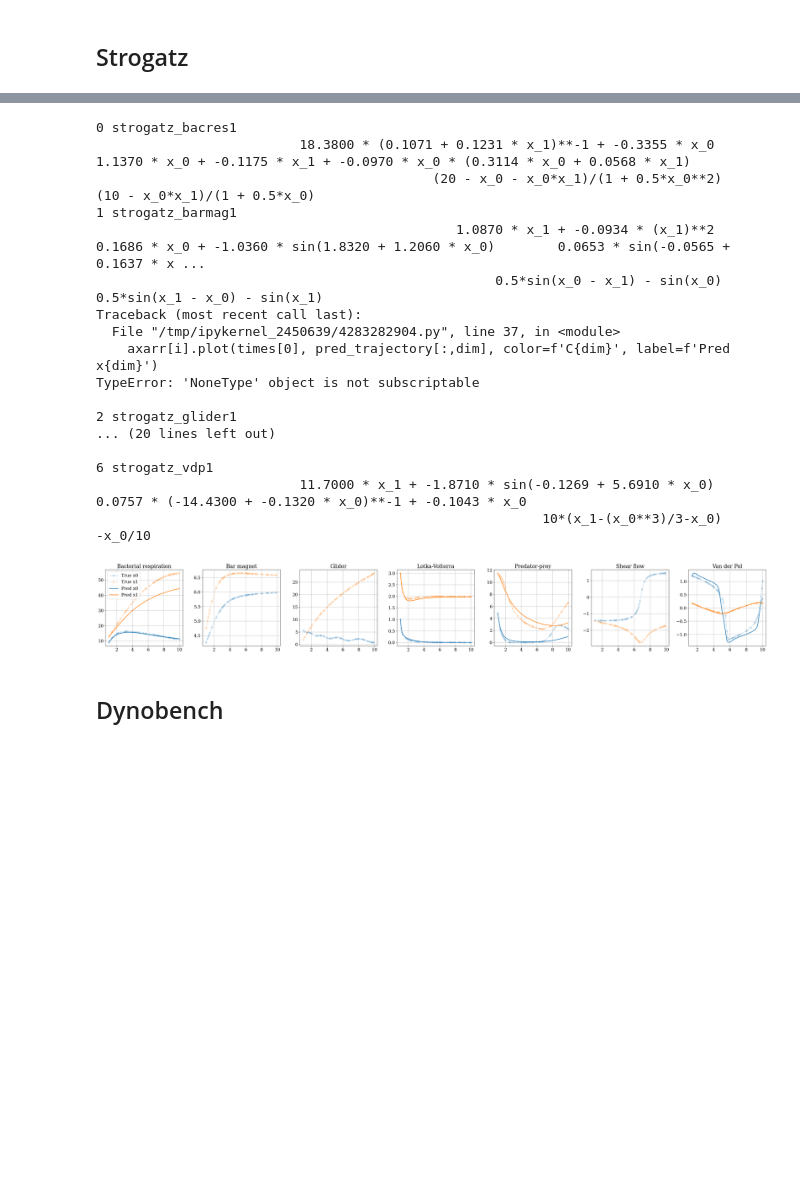
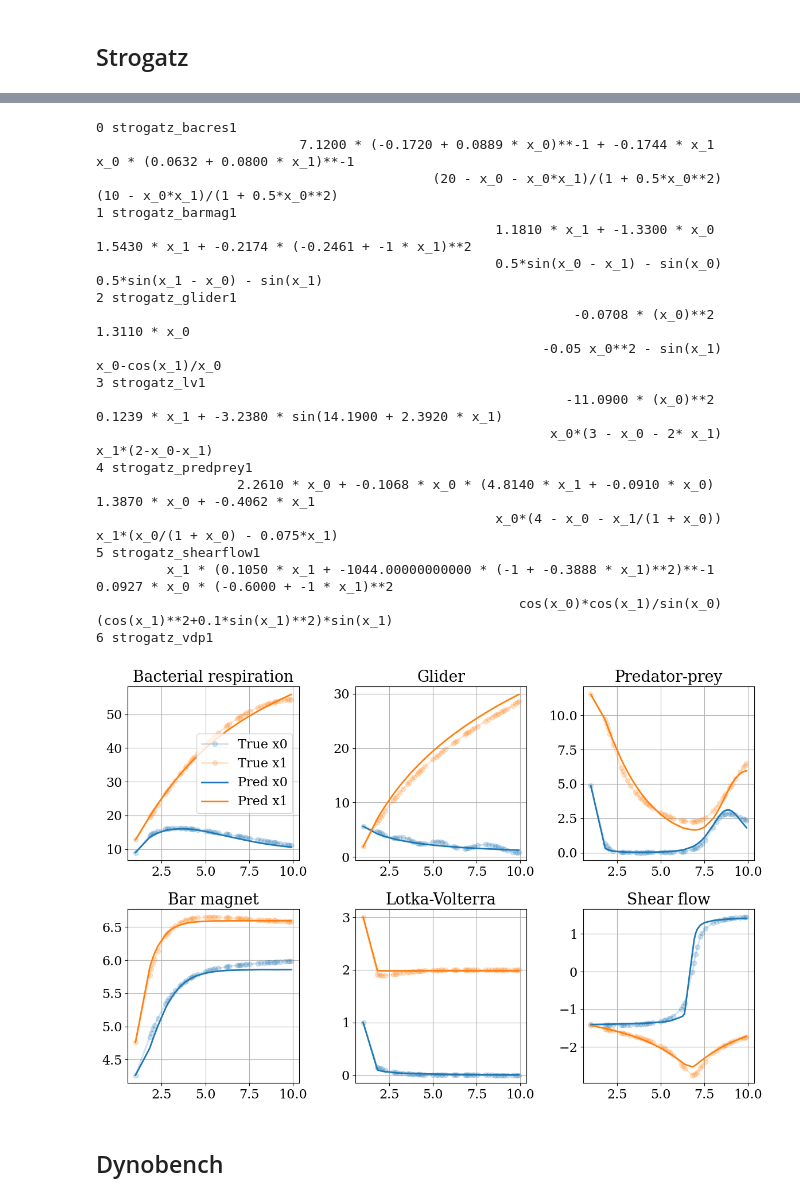
Before and after one commit to sdascoli/odeformer, a Jupyter notebook: tests.ipynb, the cells around one changed output, grey strips where cells are left out. Cells and saved outputs as stored; diff of their text form; code cells hidden in the pictures; blank space fills up the shorter version.

```diff
--- a/tests.ipynb
+++ b/tests.ipynb
@@ -326,15 +329,21 @@ def predict(system=lv_system, seed=1, n_trajectories=1):
         #y0 = np.random.uniform(0,1,size=(dimension,)) # initial conditions
         trajectory = integrate.odeint(function, y0, time)
         plot_time = np.linspace(min(time),max(time),1000)     # time
-        plot_trajectory = integrate.odeint(function, y0, plot_time)
-        #trajectory *= (1+.05*np.random.randn(*trajectory.shape))
-        time, trajectory = env._subsample_trajectory(time, trajectory, np.random.RandomState(seed), subsample_ratio=0.)
+        time, trajectory = env._subsample_trajectory(time, trajectory, np.random.RandomState(seed), subsample_ratio=0.5)
+        original_trajectory = trajectory.copy()
+        trajectory *= (1+.1*np.random.randn(*trajectory.shape))
         times.append(time)
         trajectories.append(trajectory)
 
     plt.figure()
     for dim in range(dimension):
-        plt.plot(time, trajectories[0][:,dim], ls="None", marker='o', color=f'C{dim}')
+        plt.plot(time, original_trajectory[:,dim], color=f'C{dim}', alpha=.2, lw=10)
+        plt.plot(time, trajectory[:,dim], ls="None", marker='o', alpha=.5, color=f'C{dim}')
+    if system == lv_system:
+        plt.plot([],[], color='k', alpha=.2, lw=10, label='Ground truth')
+        plt.plot([],[], color='k', alpha=.5, ls="None", marker='o', label='Observed')
+        plt.plot([],[], color='k', label='Predicted')
+        plt.legend()
 
     candidates = dstr.fit(times, trajectories, verbose=False)
 
@@ -346,20 +355,19 @@ def predict(system=lv_system, seed=1, n_trajectories=1):
         pred_trajectory = integrate_ode(trajectories[0][0], plot_time, tree, "solve_ivp", debug=True)
         try:
             for dim in range(dimension):
-                plt.plot(plot_time, pred_trajectory[:,dim], label=labels[dim])
+                plt.plot(plot_time, pred_trajectory[:,dim])# label=labels[dim])
         except:
             print(traceback.format_exc())
     plt.xlabel('Time')
-    plt.ylabel('Values')
-    plt.legend()
+    #plt.ylabel('Values')
     plt.tight_layout()
-    #plt.savefig(savedir+f'{name}.pdf')
+    plt.savefig(savedir+f'{name}.pdf')
     plt.show()
 
-    return plot_trajectory, pred_trajectory
+    return trajectory, pred_trajectory
 
-systems = my_ode_systems
-#systems = [lorenz_system]
+#systems = my_ode_systems
+systems = [lorenz_system]
 for system in systems:
     trajectory, pred_trajectory = predict(system=system, seed=4)
     if system == 'lorenz_system':
@@ -456,11 +454,10 @@ Error:
 # %%
 n = len(strogatz_names)
-fig, axarr = plt.subplots(1,n,figsize=(n*5,5))
+fig, axarr = plt.subplots(2,n//2,figsize=(4*(n//2),4*2))
 dstr.rescale = False
 dstr.average_trajectories = False
-dstr.model.beam_size = 20
-dstr.model.beam_temperature = .3
-dstr.model.beam_length_penalty = 0
+dstr.model.beam_size = 100
+dstr.model.beam_temperature = .5
 titles = ['Bacterial respiration', 'Bar magnet', 'Glider', 'Lotka-Volterra', 'Predator-prey', 'Shear flow', 'Van der Pol']
 
 time = np.linspace(1, 10, 100)
@@ -474,50 +471,55 @@ for i ,name in enumerate(strogatz_names[::]):
         x = data['x'].values.reshape(-1,1)[j*100:(j+1)*100]
         y = data['y'].values.reshape(-1,1)[j*100:(j+1)*100]
         trajectory = np.concatenate((x,y), axis=1)
         time_, trajectory_ = env._subsample_trajectory(time, trajectory, subsample_ratio=0.5)
         trajectories.append(trajectory_)
         times.append(time_)
 
+    ax_idx = (i%2, i//2)
+    if i//2 == n//2: continue
+
     for dim in range(len(trajectory[0])):
-        axarr[i].plot(times[0], trajectories[0][:,dim], marker='o', label=f'True x{dim}', alpha=.2)
+        axarr[ax_idx].plot(times[0], trajectories[0][:,dim], marker='o', label=f'True x{dim}', alpha=.2)
     candidates = dstr.fit(times, trajectories, verbose=False)
     #candidates[0] = dstr.sort_candidates(times[0], trajectories[0], candidates[0][:5], "complexity")
 
     for tree in candidates[0][:1]:
         tree = env.simplifier.simplify_tree(tree)
         try:
             print(''.join(['{:>80s}'.format(eq) for eq in tree.infix().split('|')]))
             print(''.join(['{:>80s}'.format(eq) for eq in strogatz_tree]))
             pred_trajectory = integrate_ode(trajectories[0][0], times[0], tree, "solve_ivp", debug=False)
             for dim in range(len(trajectory[0])):
-                axarr[i].plot(times[0], pred_trajectory[:,dim], color=f'C{dim}', label=f'Pred x{dim}')
+                axarr[ax_idx].plot(times[0], pred_trajectory[:,dim], color=f'C{dim}', label=f'Pred x{dim}')
         except:
             print(traceback.format_exc())
-    axarr[i].set_title(titles[i])
-axarr[0].legend()
+    axarr[ax_idx].set_title(titles[i])
+axarr[0, 0].legend()
 plt.tight_layout()
 plt.savefig(savedir+"strogatz.pdf")
 
 plt.show()
 # %% [output]
 0 strogatz_bacres1
-                          18.3800 * (0.1071 + 0.1231 * x_1)**-1 + -0.3355 * x_0     1.1370 * x_0 + -0.1175 * x_1 + -0.0970 * x_0 * (0.3114 * x_0 + 0.0568 * x_1)
-                                           (20 - x_0 - x_0*x_1)/(1 + 0.5*x_0**2)                                                    (10 - x_0*x_1)/(1 + 0.5*x_0)
+                          7.1200 * (-0.1720 + 0.0889 * x_0)**-1 + -0.1744 * x_1                                                x_0 * (0.0632 + 0.0800 * x_1)**-1
+                                           (20 - x_0 - x_0*x_1)/(1 + 0.5*x_0**2)                                                 (10 - x_0*x_1)/(1 + 0.5*x_0**2)
 1 strogatz_barmag1
-                                              1.0870 * x_1 + -0.0934 * (x_1)**2                             0.1686 * x_0 + -1.0360 * sin(1.8320 + 1.2060 * x_0)        0.0653 * sin(-0.0565 + 0.1637 * x ...
+                                                   1.1810 * x_1 + -1.3300 * x_0                                 1.5430 * x_1 + -0.2174 * (-0.2461 + -1 * x_1)**2
                                                    0.5*sin(x_0 - x_1) - sin(x_0)                                                   0.5*sin(x_1 - x_0) - sin(x_1)
-Traceback (most recent call last):
-  File "/tmp/ipykernel_2450639/4283282904.py", line 37, in <module>
-    axarr[i].plot(times[0], pred_trajectory[:,dim], color=f'C{dim}', label=f'Pred x{dim}')
-TypeError: 'NoneType' object is not subscriptable
-
 2 strogatz_glider1
-... (20 lines left out)
-
+                                                             -0.0708 * (x_0)**2                                                                     1.3110 * x_0
+                                                         -0.05 x_0**2 - sin(x_1)                                                                x_0-cos(x_1)/x_0
+3 strogatz_lv1
+                                                            -11.0900 * (x_0)**2                             0.1239 * x_1 + -3.2380 * sin(14.1900 + 2.3920 * x_1)
+                                                          x_0*(3 - x_0 - 2* x_1)                                                                 x_1*(2-x_0-x_1)
+4 strogatz_predprey1
+                  2.2610 * x_0 + -0.1068 * x_0 * (4.8140 * x_1 + -0.0910 * x_0)                                                     1.3870 * x_0 + -0.4062 * x_1
+                                                   x_0*(4 - x_0 - x_1/(1 + x_0))                                                 x_1*(x_0/(1 + x_0) - 0.075*x_1)
+5 strogatz_shearflow1
+         x_1 * (0.1050 * x_1 + -1044.00000000000 * (-1 + -0.3888 * x_1)**2)**-1                                           0.0927 * x_0 * (-0.6000 + -1 * x_1)**2
+                                                      cos(x_0)*cos(x_1)/sin(x_0)                                          (cos(x_1)**2+0.1*sin(x_1)**2)*sin(x_1)
 6 strogatz_vdp1
-                          11.7000 * x_1 + -1.8710 * sin(-0.1269 + 5.6910 * x_0)                          0.0757 * (-14.4300 + -0.1320 * x_0)**-1 + -0.1043 * x_0
-                                                         10*(x_1-(x_0**3)/3-x_0)                                                                         -x_0/10
-[figure, old version]
+[figure, new version]
 # %% [markdown]
 ## Dynobench
 # %%
```
Also changed, not shown: parts of 8 cells of this notebook, 2 other files.
